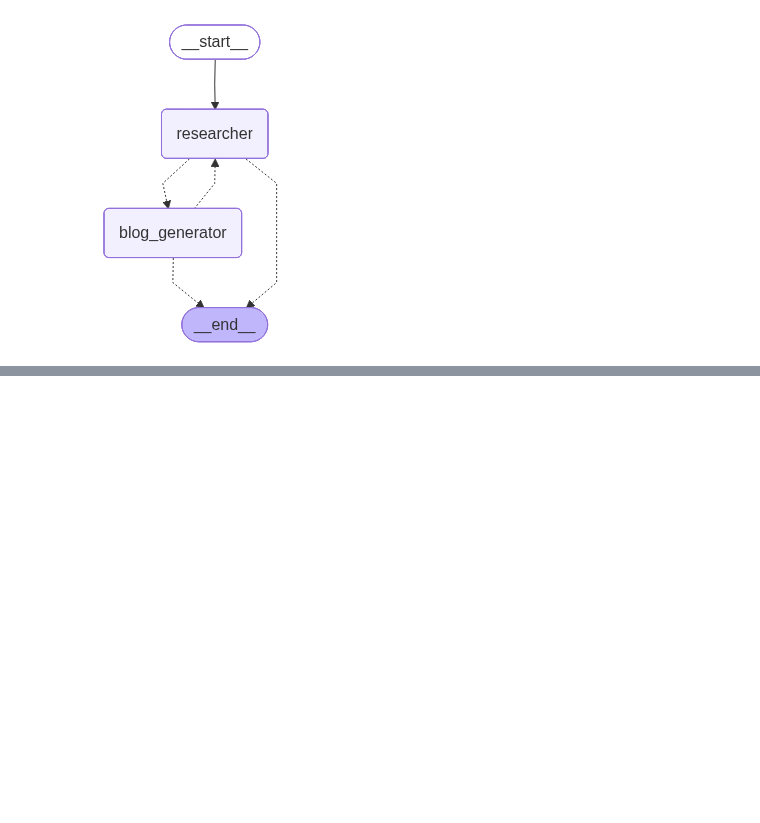
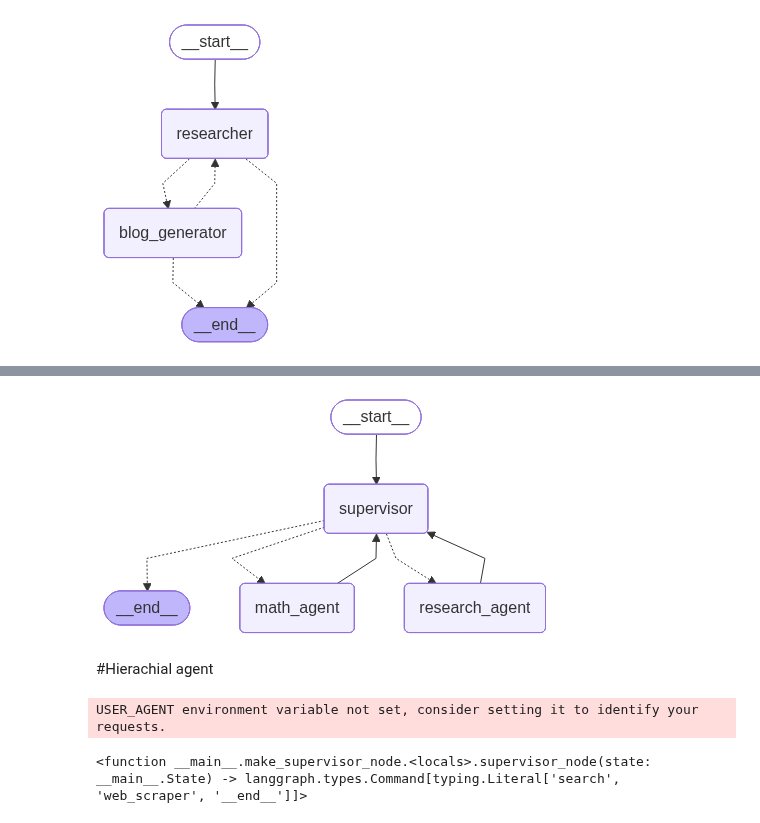
Before and after one commit to debdutta-chatterjee/AI_ML_DS_GenAI_Portfolio, a Jupyter notebook: RAG/multiagent.ipynb, the cells around one changed output, grey strips where cells are left out. Drawn from its saved outputs; the diff is of its cells as text; code cells hidden in the pictures; blank space fills up the shorter version.

```diff
--- a/RAG/multiagent.ipynb
+++ b/RAG/multiagent.ipynb
@@ -159,0 +166,5 @@ response["messages"][-1].content
+# %%
+from langchain_tavily import TavilySearch
+
+web_search = TavilySearch(max_results=3)
+web_search
@@ -159,0 +173,16 @@ response["messages"][-1].content
+# %%
+from langgraph.prebuilt import create_react_agent
+
+research_agent=create_react_agent(
+    model=model,
+    tools=[web_search,internal_tool_1],
+    prompt=(
+        "You are a research agent.\n\n"
+        "INSTRUCTIONS:\n"
+        "- Assist ONLY with research-related tasks, DO NOT do any math\n"
+        "- After you're done with your tasks, respond to the supervisor directly\n"
+        "- Respond ONLY with the results of your work, do NOT include ANY other text."
+    ),
+    name="research_agent"
+)
+research_agent
@@ -159,0 +220,32 @@ response["messages"][-1].content
+# %%
+from langgraph_supervisor import create_supervisor
+supervisor=create_supervisor(
+    model=model,
+    agents=[research_agent,math_agent],
+    prompt=(
+         "You are a supervisor managing two agents:\n"
+        "- a research agent. Assign research-related tasks to this agent\n"
+        "- a math agent. Assign math-related tasks to this agent\n"
+        "Assign work to one agent at a time, do not call agents in parallel.\n"
+        "Do not do any work yourself."
+
+    ),
+    add_handoff_back_messages=True,
+    output_mode="full_history"
+).compile()
+
+supervisor
+# %% [output]
+[figure, added]
+# %% [markdown]
+#Hierachial agent
+# %%
+from typing import Annotated, List
+
+from langchain_community.document_loaders import WebBaseLoader
+from langchain_tavily import TavilySearch
+from langchain_core.tools import tool
+
+tavily_tool = TavilySearch(max_results=5)
+# %% [output]
+USER_AGENT environment variable not set, consider setting it to identify your requests.
@@ -159,0 +412,5 @@ response["messages"][-1].content
+# %%
+research_supervisor_node = make_supervisor_node(model, ["search", "web_scraper"])
+research_supervisor_node
+# %% [output]
+<function __main__.make_supervisor_node.<locals>.supervisor_node(state: __main__.State) -> langgraph.types.Command[typing.Literal['search', 'web_scraper', '__end__']]>
```
Also changed, not shown: parts of 18 cells of this notebook, 1 other file.
